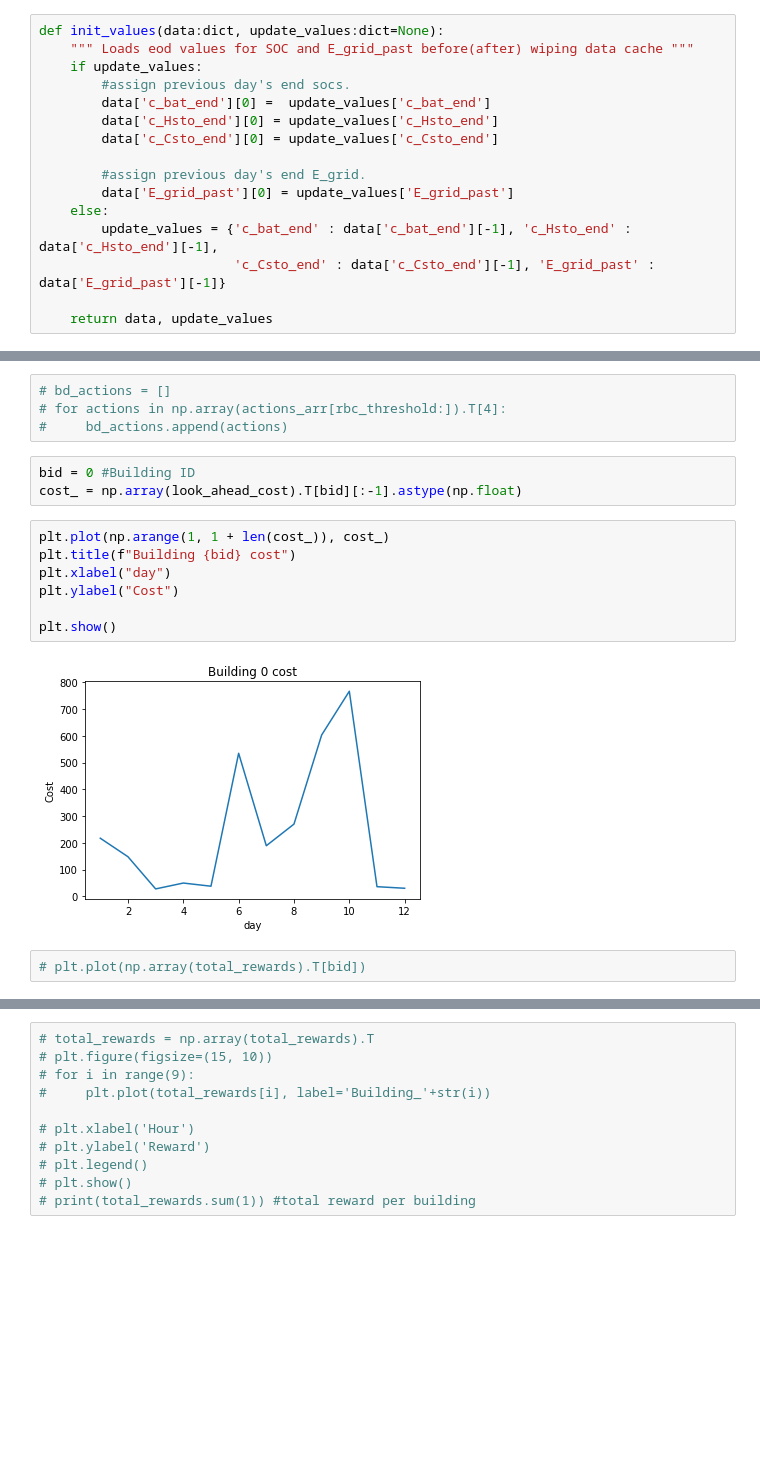
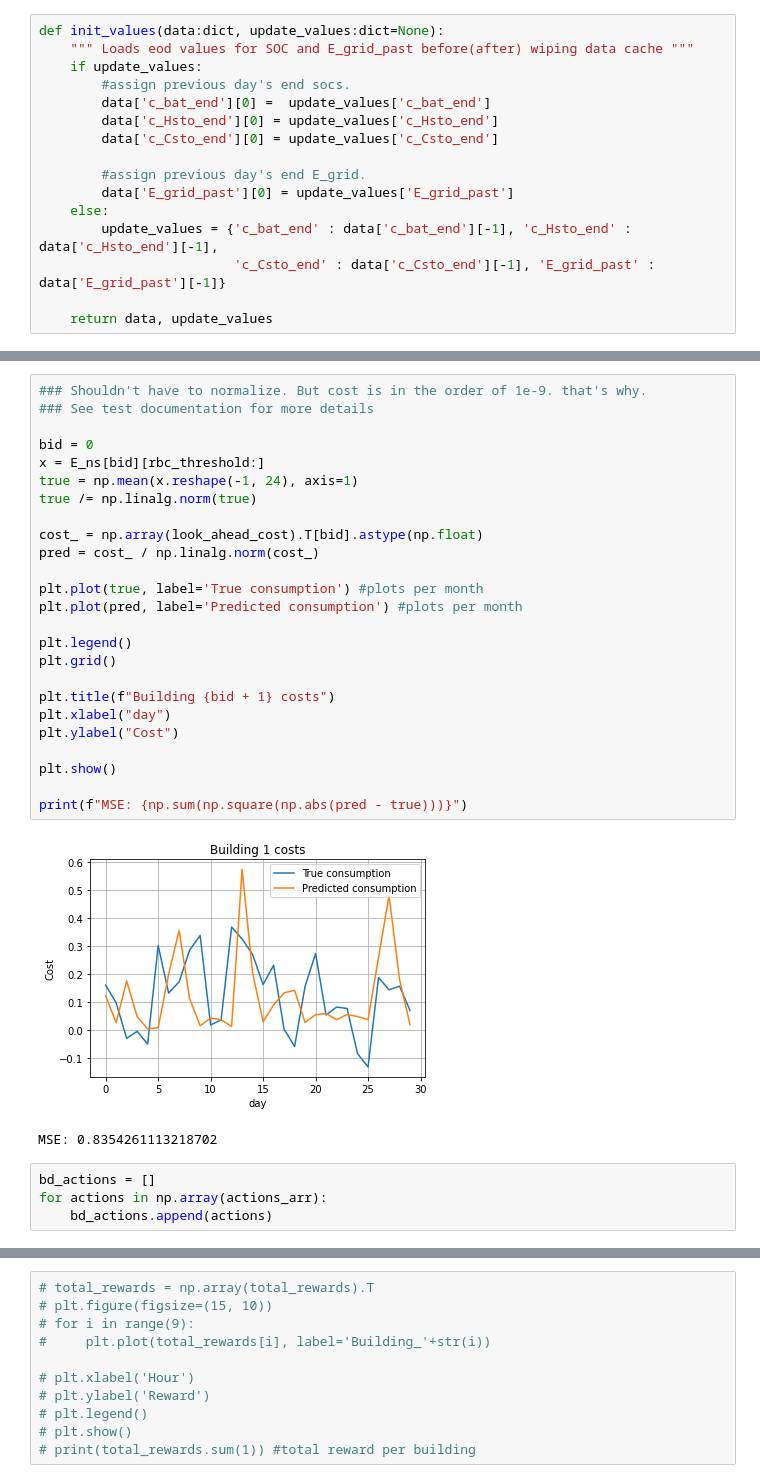
Before and after one commit to QasimWani/ZOiRL, a Jupyter notebook: implicit_agent.ipynb, the cells around one changed output, grey strips where cells are left out. Cells and saved outputs as stored; diff of their text form; blank space fills up the shorter version.

```diff
--- a/implicit_agent.ipynb
+++ b/implicit_agent.ipynb
@@ -489,19 +591,33 @@ Hour violated : 288
+# %%
+### Shouldn't have to normalize. But cost is in the order of 1e-9. that's why.
+### See test documentation for more details
+
+bid = 0
+x = E_ns[bid][rbc_threshold:]
+true = np.mean(x.reshape(-1, 24), axis=1)
+true /= np.linalg.norm(true)
+
+cost_ = np.array(look_ahead_cost).T[bid].astype(np.float)
+pred = cost_ / np.linalg.norm(cost_)
+
+plt.plot(true, label='True consumption') #plots per month
+plt.plot(pred, label='Predicted consumption') #plots per month
+
+plt.legend()
+plt.grid()
+
+plt.title(f"Building {bid + 1} costs")
+plt.xlabel("day")
+plt.ylabel("Cost")
+
+plt.show()
+
+print(f"MSE: {np.sum(np.square(np.abs(pred - true)))}")
+# %% [output]
+[figure, added]
+MSE: 0.8354261113218702
 # %%
-# bd_actions = []
-# for actions in np.array(actions_arr[rbc_threshold:]).T[4]:
-#     bd_actions.append(actions)
+bd_actions = []
+for actions in np.array(actions_arr):
+    bd_actions.append(actions)
-# %%
-bid = 0 #Building ID
-cost_ = np.array(look_ahead_cost).T[bid][:-1].astype(np.float)
-# %%
-plt.plot(np.arange(1, 1 + len(cost_)), cost_)
-plt.title(f"Building {bid} cost")
-plt.xlabel("day")
-plt.ylabel("Cost")
-
-plt.show()
-# %% [output]
-[figure, removed]
-# %%
-# plt.plot(np.array(total_rewards).T[bid])
 # %%
```
Also changed, not shown: parts of 14 cells of this notebook.
